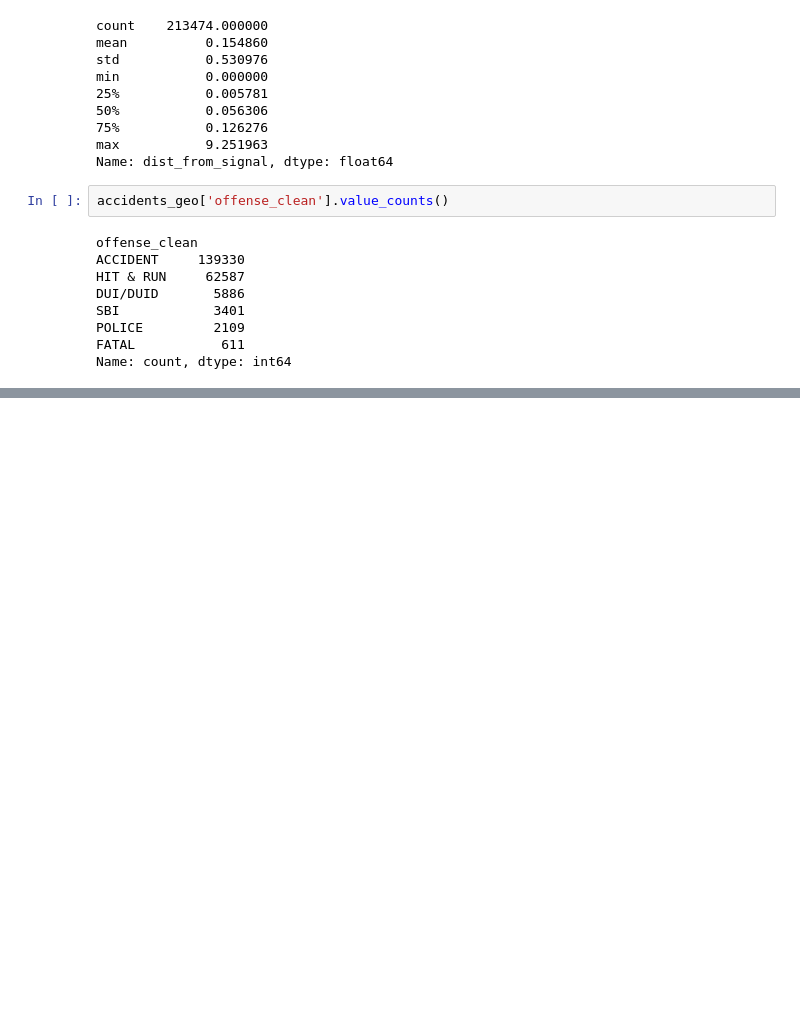
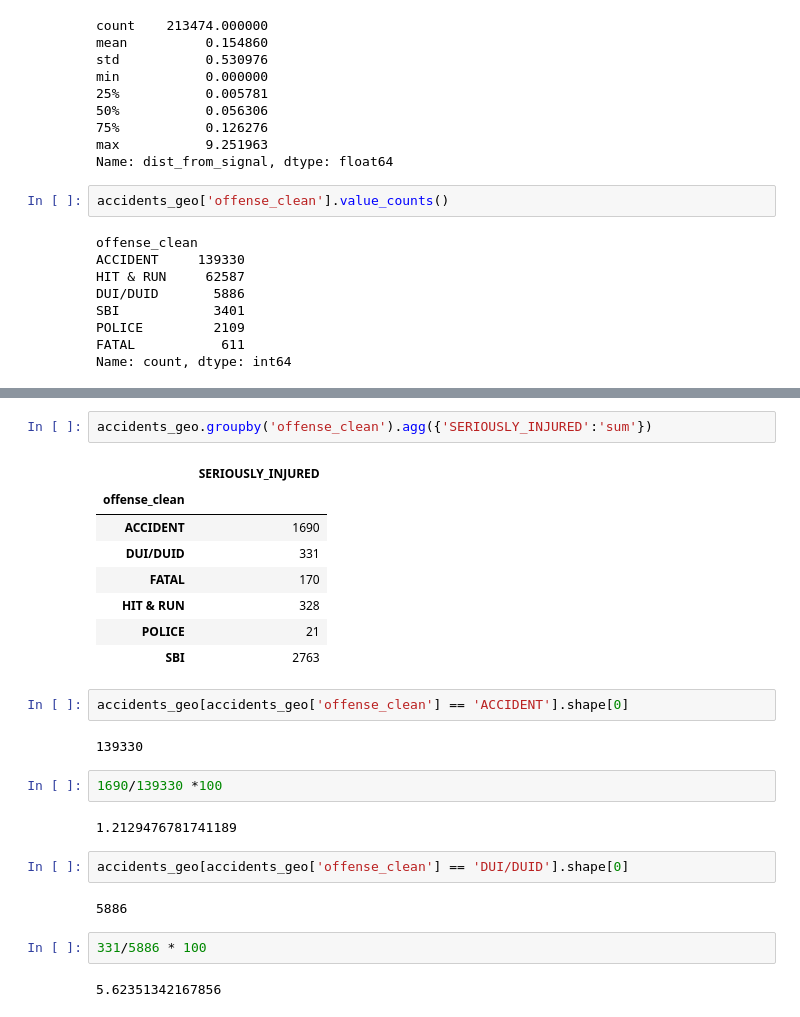
Before and after one commit to DoubleM85/Denver_traffic_and_accidents, a Jupyter notebook: notebooks/Further EDA and Manips.ipynb, the cells around one changed output, grey strips where cells are left out. Cells and saved outputs as stored; diff of their text form; blank space fills up the shorter version.

```diff
--- a/notebooks/Further EDA and Manips.ipynb
+++ b/notebooks/Further EDA and Manips.ipynb
@@ -251,0 +256,27 @@ accidents_geo['reported_date'].max()
+# %%
+accidents_geo.groupby('offense_clean').agg({'SERIOUSLY_INJURED':'sum'})
+# %% [output]
+|  | SERIOUSLY_INJURED |
+| offense_clean |  |
+| ACCIDENT | 1690 |
+| DUI/DUID | 331 |
+| FATAL | 170 |
+| HIT & RUN | 328 |
+| POLICE | 21 |
+| SBI | 2763 |
+# %%
+accidents_geo[accidents_geo['offense_clean'] == 'ACCIDENT'].shape[0]
+# %% [output]
+139330
+# %%
+1690/139330 *100
+# %% [output]
+1.2129476781741189
+# %%
+accidents_geo[accidents_geo['offense_clean'] == 'DUI/DUID'].shape[0]
+# %% [output]
+5886
+# %%
+331/5886 * 100
+# %% [output]
+5.62351342167856
```
Also changed, not shown: parts of 9 cells of this notebook, 8 other files.
